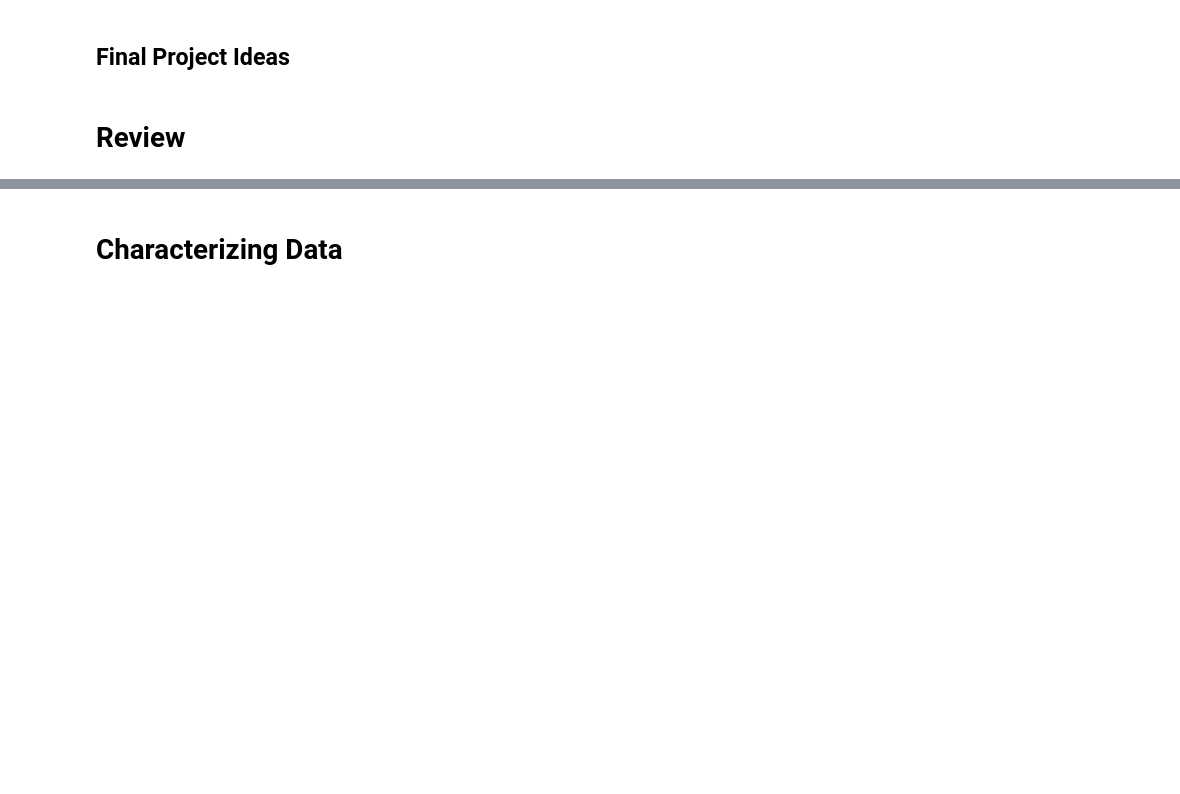
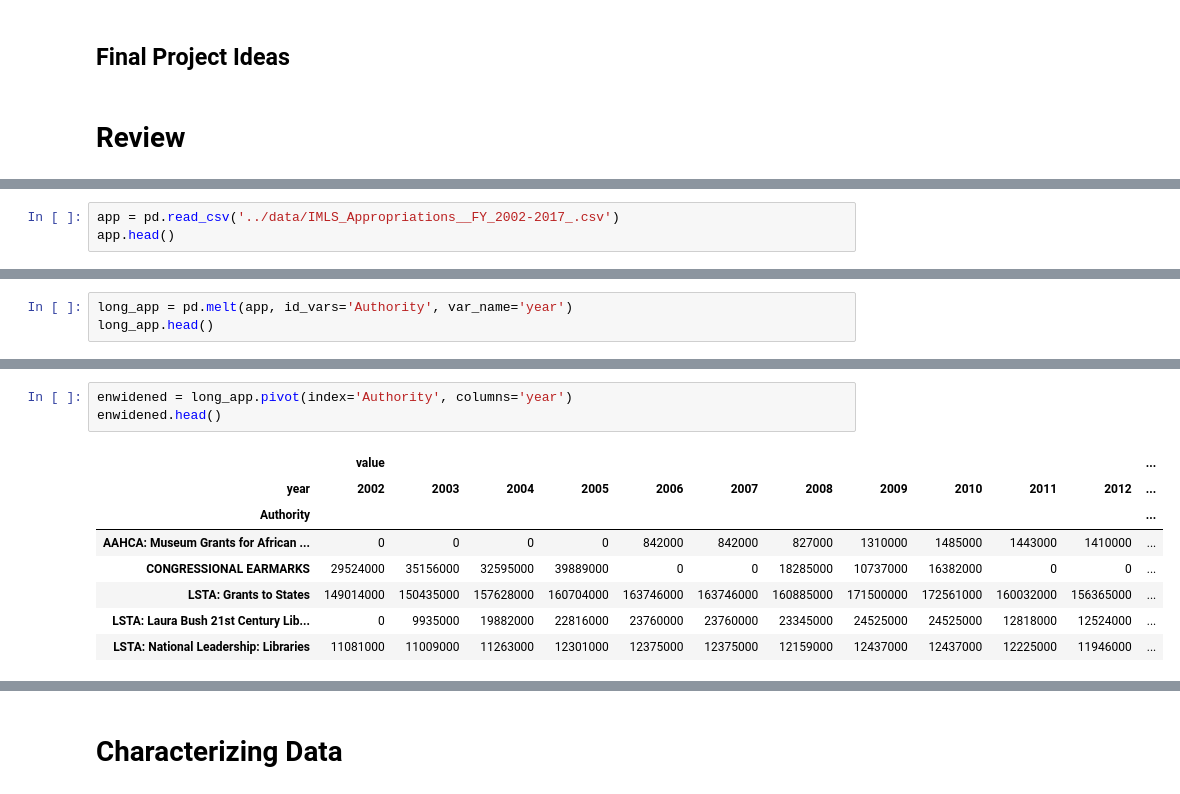
Before and after one commit to organisciak/Scripting-Course, a Jupyter notebook: slides/06-visualization.ipynb, the cells around one changed output, grey strips where cells are left out. Saved outputs shown, nothing was run; the diff lists cells and outputs as text; blank space fills up the shorter version.

```diff
--- a/slides/06-visualization.ipynb
+++ b/slides/06-visualization.ipynb
@@ -18,0 +138,3 @@ import pandas as pd
+# %%
+app = pd.read_csv('../data/IMLS_Appropriations__FY_2002-2017_.csv')
+app.head()
@@ -18,0 +148,3 @@ import pandas as pd
+# %%
+long_app = pd.melt(app, id_vars='Authority', var_name='year')
+long_app.head()
@@ -18,0 +158,12 @@ import pandas as pd
+# %%
+enwidened = long_app.pivot(index='Authority', columns='year')
+enwidened.head()
+# %% [output]
+|  | value |  |  |  |  |  |  |  |  |  |  | ... |
+| year | 2002 | 2003 | 2004 | 2005 | 2006 | 2007 | 2008 | 2009 | 2010 | 2011 | 2012 | ... |
+| Authority |  |  |  |  |  |  |  |  |  |  |  | ... |
+| AAHCA: Museum Grants for African ... | 0 | 0 | 0 | 0 | 842000 | 842000 | 827000 | 1310000 | 1485000 | 1443000 | 1410000 | ... |
+| CONGRESSIONAL EARMARKS | 29524000 | 35156000 | 32595000 | 39889000 | 0 | 0 | 18285000 | 10737000 | 16382000 | 0 | 0 | ... |
+| LSTA: Grants to States | 149014000 | 150435000 | 157628000 | 160704000 | 163746000 | 163746000 | 160885000 | 171500000 | 172561000 | 160032000 | 156365000 | ... |
+| LSTA: Laura Bush 21st Century Lib... | 0 | 9935000 | 19882000 | 22816000 | 23760000 | 23760000 | 23345000 | 24525000 | 24525000 | 12818000 | 12524000 | ... |
+| LSTA: National Leadership: Libraries | 11081000 | 11009000 | 11263000 | 12301000 | 12375000 | 12375000 | 12159000 | 12437000 | 12437000 | 12225000 | 11946000 | ... |
```
Also changed, not shown: parts of 31 cells of this notebook, 9 other files.
